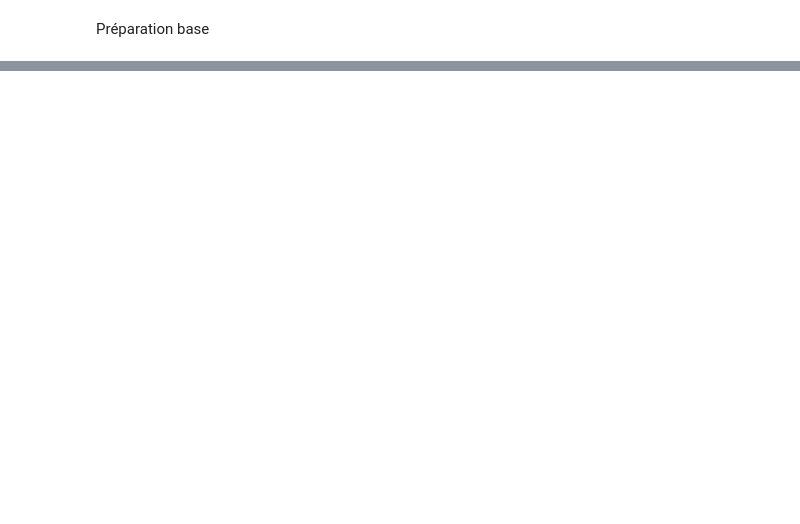
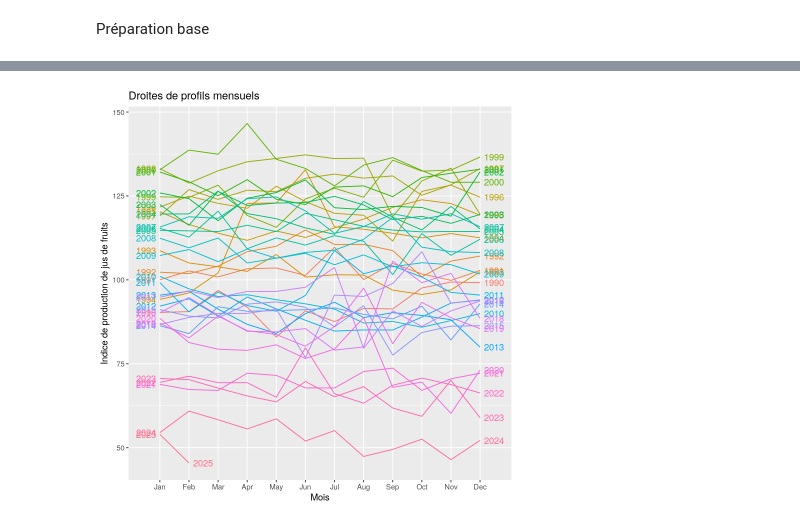
Before and after one commit to dianesaint/Series_temporelles, a Jupyter notebook: projet.ipynb, the cells around one changed output, grey strips where cells are left out. Saved outputs shown, nothing was run; the diff lists cells and outputs as text; code cells hidden in the pictures; blank space fills up the shorter version.

```diff
--- a/projet.ipynb
+++ b/projet.ipynb
@@ -53,0 +105,10 @@ Warning message in library(package, lib.loc = lib.loc, character.only = TRUE, lo
+# %%
+# observations: on regarde s'il y a une forme de saisonnalité
+# ( il ne devrait pas y en avoir car la série devrait avoir été désaisonnée)
+
+ggseasonplot(xm_ts, year.labels=TRUE, year.labels.left=TRUE) +
+  ylab("Indice de production de jus de fruits") +
+  xlab("Mois") +
+  ggtitle("Droites de profils mensuels")
+# %% [output]
+[figure, added]
```
Also changed, not shown: parts of 16 cells of this notebook, 1 other file.
